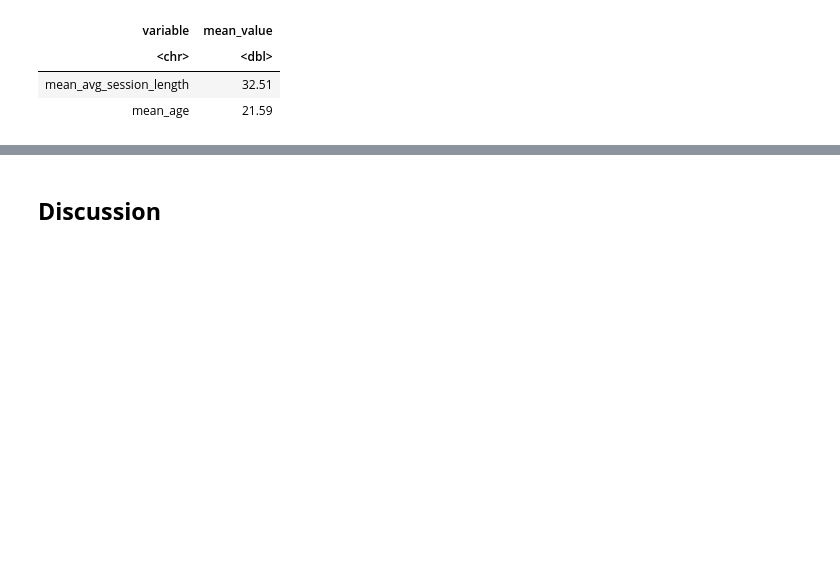
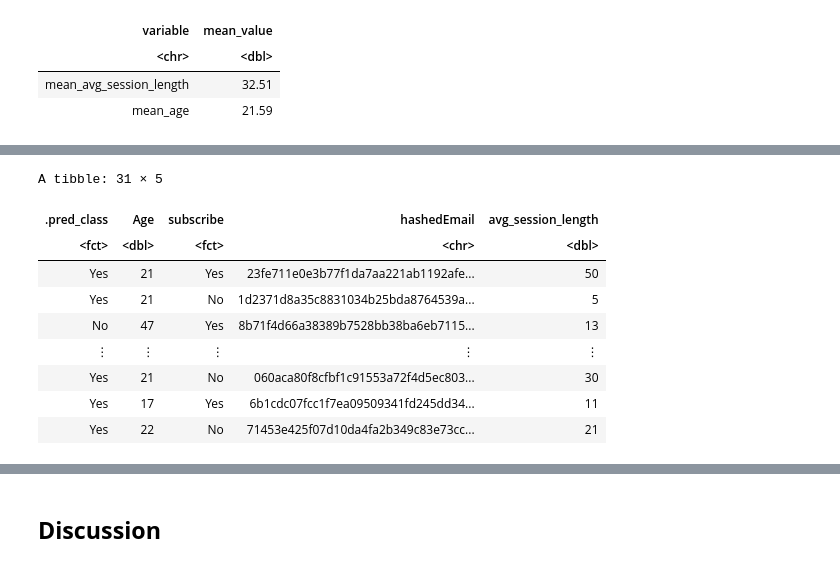
Before and after one commit to mcheng250/DSCI_Project_final_report, a Jupyter notebook: group 43 dsci project.ipynb, the cells around one changed output, grey strips where cells are left out. Saved outputs shown, nothing was run; the diff lists cells and outputs as text; code cells hidden in the pictures; blank space fills up the shorter version.

```diff
--- a/group 43 dsci project.ipynb
+++ b/group 43 dsci project.ipynb
@@ -220,0 +227,30 @@ A tibble: 1 × 7
+# %%
+best_k_value <- best_k |> pull(neighbors)
+
+final_knn_spec <- nearest_neighbor(weight_func = "rectangular", neighbors = best_k_value) |>
+  set_engine("kknn") |>
+  set_mode("classification")
+
+final_workflow <- workflow() |>
+  add_recipe(knn_recipe) |>
+  add_model(final_knn_spec)
+
+final_fit <- final_workflow |>
+  fit(data = train_data)
+# %%
+test_predictions <- final_fit |>
+  predict(test_data) |>
+  bind_cols(test_data)
+
+head(test_predictions)
+# %% [output]
+A tibble: 31 × 5
+| .pred_class | Age | subscribe | hashedEmail | avg_session_length |
+| <fct> | <dbl> | <fct> | <chr> | <dbl> |
+| Yes | 21 | Yes | 23fe711e0e3b77f1da7aa221ab1192afe... | 50 |
+| Yes | 21 | No | 1d2371d8a35c8831034b25bda8764539a... | 5 |
+| No | 47 | Yes | 8b71f4d66a38389b7528bb38ba6eb7115... | 13 |
+| ⋮ | ⋮ | ⋮ | ⋮ | ⋮ |
+| Yes | 21 | No | 060aca80f8cfbf1c91553a72f4d5ec803... | 30 |
+| Yes | 17 | Yes | 6b1cdc07fcc1f7ea09509341fd245dd34... | 11 |
+| Yes | 22 | No | 71453e425f07d10da4fa2b349c83e73cc... | 21 |
```
Also changed, not shown: parts of 6 cells of this notebook.
